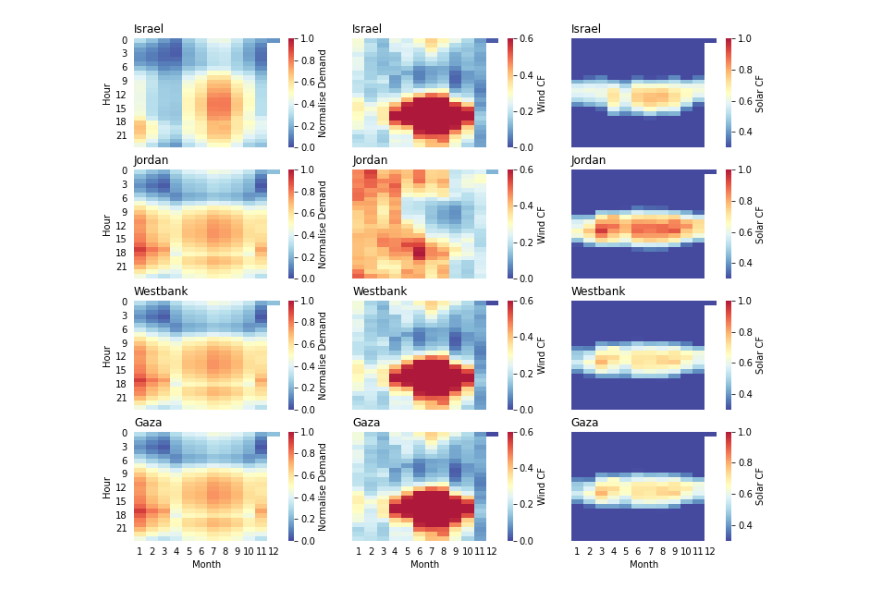
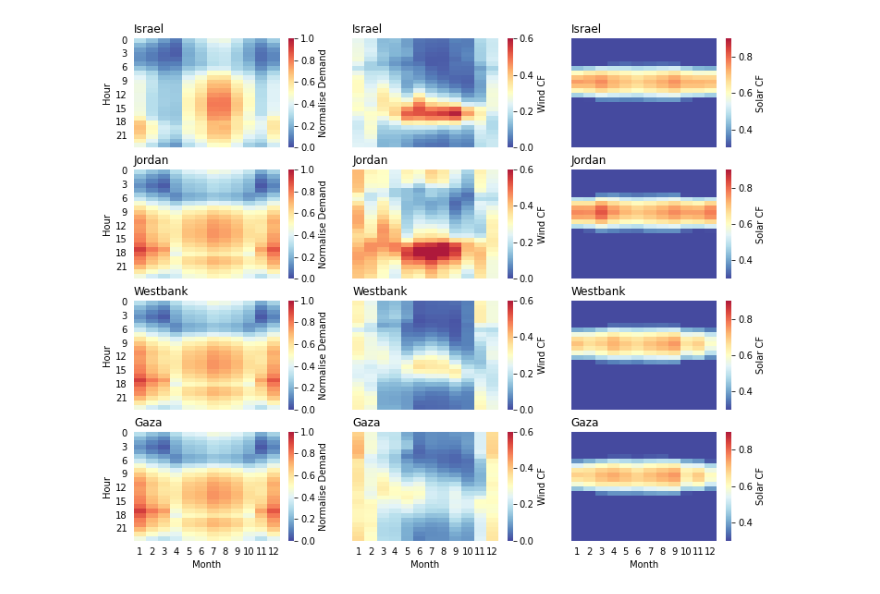
Before and after one commit to amanmajid/nextra, a Jupyter notebook: analysis/make-figures.ipynb, the cells around one changed output. Cells and saved outputs as stored; diff of their text form; code cells hidden in the pictures.

Commit message:
Updated datasets
- Added spatial datasets from Worldpop
- Demand/solar/wind forcing data now extends to include December 2030

```diff
--- a/analysis/make-figures.ipynb
+++ b/analysis/make-figures.ipynb
@@ -12,7 +12,7 @@ def normalise_demand(s):
     return s/s.max()
 
 # get energy demand data
-basepath = '../data/nextra/nodal_flows/processed_flows_2030.csv'
+basepath = '../data/nextra/nodal_flows/processed_flows_2030_rn.csv'
 data = pd.read_csv(basepath)
 
 # normalise
@@ -32,41 +32,41 @@ count=0
 # cbar
 demand_lims = [0,1.0]
 wind_lims = [0,0.6]
-solar_lims = [0.3,1.0]
+solar_lims = [0.3,0.9]
 titles = ['Normalise Demand','Wind CF','Solar CF']
 
 for region in data.region.unique():
     for tech in data.series.unique():
         d = data[(data.region == region) & (data.series == tech)].pivot_table('electricity','hour','month')
         if count in [0,3,6,9]:
             vmin=demand_lims[0]
             vmax=demand_lims[1]
             title=titles[0]
         elif count in [1,4,7,10]:
             vmin=wind_lims[0]
             vmax=wind_lims[1]
             title=titles[1]
         else:
             vmin=solar_lims[0]
             vmax=solar_lims[1]
             title=titles[2]
         sns.heatmap(d,ax=axs[count],vmin=vmin,vmax=vmax,
                     linewidths=.0,cmap='RdYlBu_r',alpha=0.9,
                     cbar_kws={'label':title})
         axs[count].set_title(region.capitalize(),loc='left')
         axs[count].set_xlabel('')
         axs[count].set_ylabel('')
         axs[count].xaxis.set_ticks_position('none')
         axs[count].yaxis.set_ticks_position('none')
         axs[count].tick_params(axis='y', rotation=0)
         count = count + 1
 
 for x in [9,10,11]:
     axs[x].set_xlabel('Month')
 for y in [0,3,6,9]:
     axs[y].set_ylabel('Hour')
 # %% [output]
-[figure, old version]
+[figure, new version]
 # %%
 # # get renewable.ninja data
 # basepath = '../data/_raw/renewable_ninja/'
```
Also changed, not shown: parts of 3 cells of this notebook, 7 other files.
